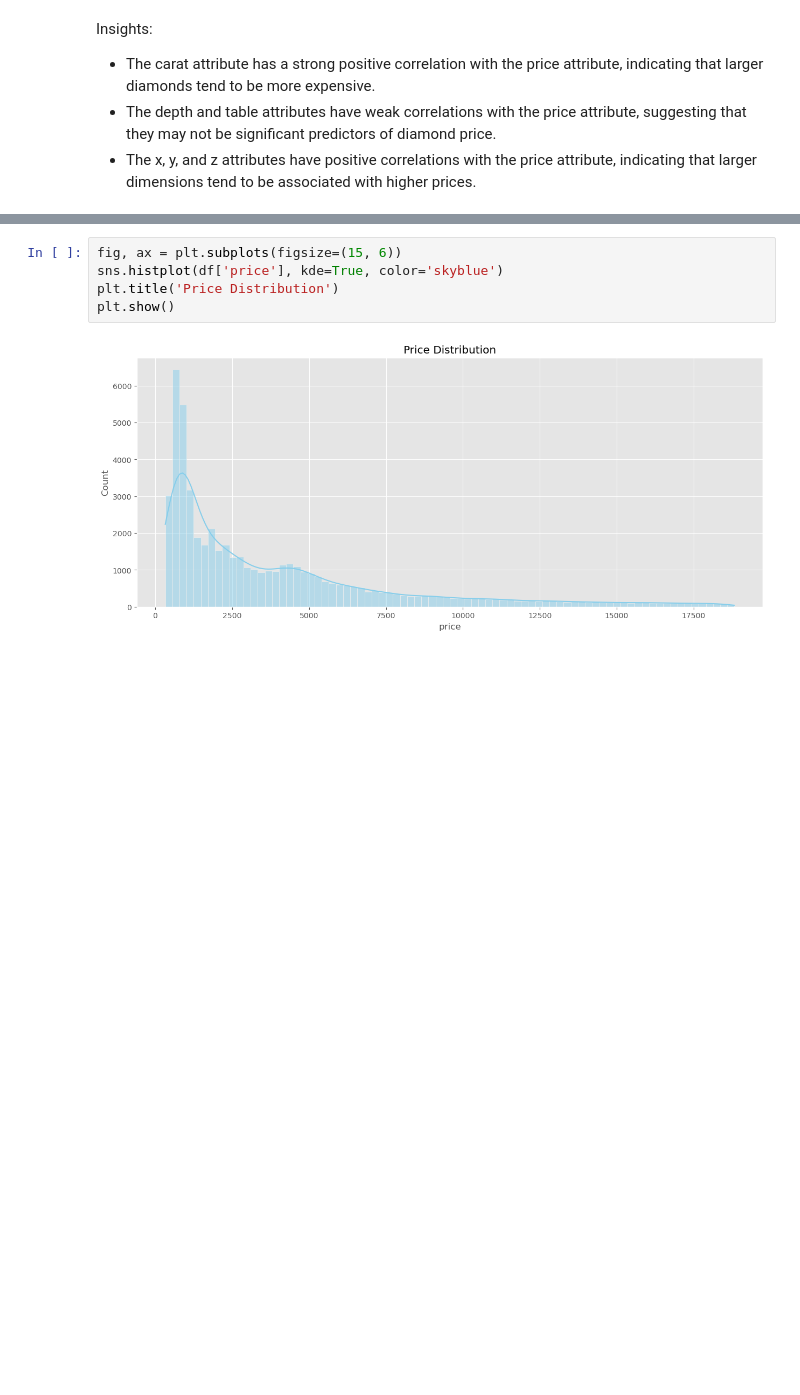
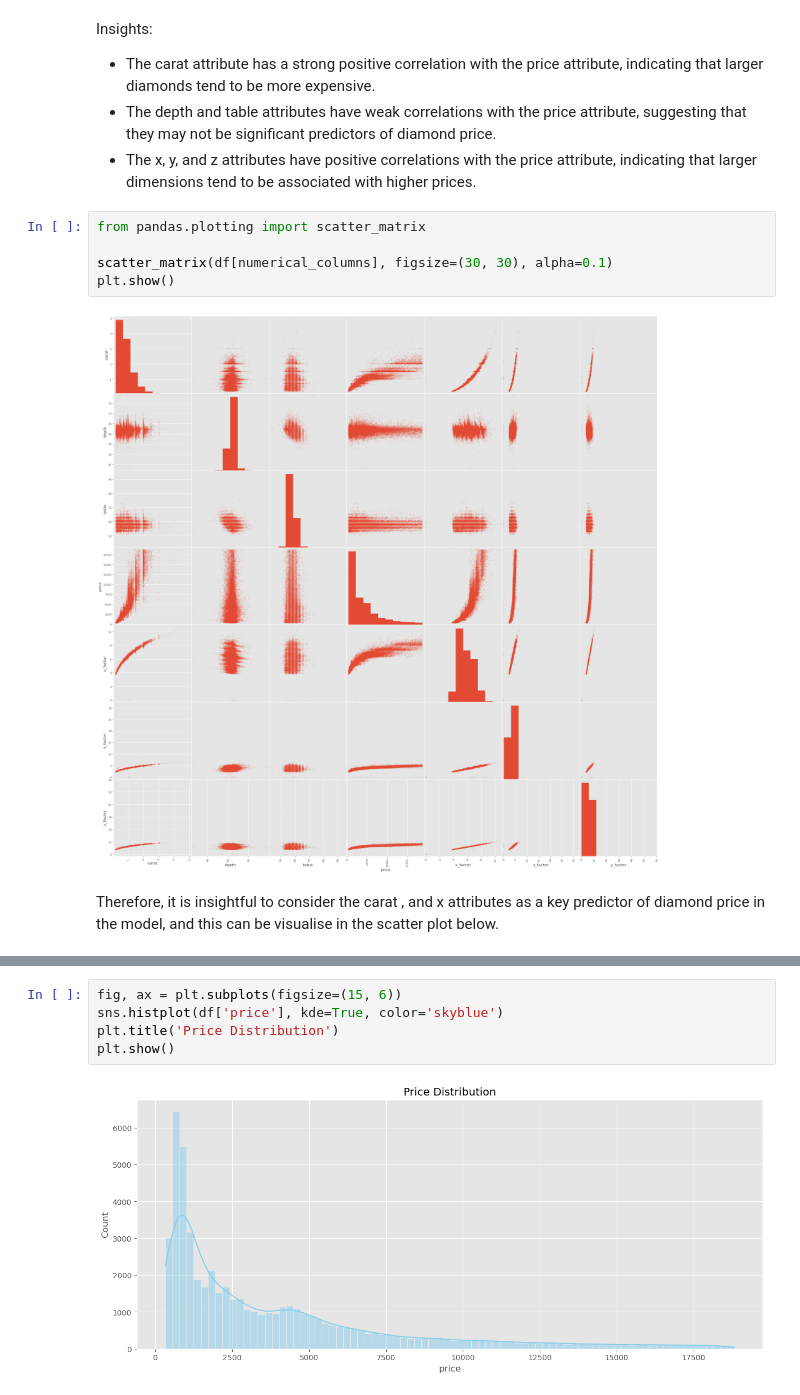
Before and after one commit to TeslimAdeyanju/4-Portfolio-SDS-CP023-diamond-price-predictor, a Jupyter notebook: Teslim-diamond-price-predictor-.ipynb, the cells around one changed output, grey strips where cells are left out. Cells and saved outputs as stored; diff of their text form; blank space fills up the shorter version.

```diff
--- a/Teslim-diamond-price-predictor-.ipynb
+++ b/Teslim-diamond-price-predictor-.ipynb
@@ -209,3 +272,12 @@ Insights:
 - The carat attribute has a strong positive correlation with the price attribute, indicating that larger diamonds tend to be more expensive.
 - The depth and table attributes have weak correlations with the price attribute, suggesting that they may not be significant predictors of diamond price.
 - The x, y, and z attributes have positive correlations with the price attribute, indicating that larger dimensions tend to be associated with higher prices.
+# %%
+from pandas.plotting import scatter_matrix
+
+scatter_matrix(df[numerical_columns], figsize=(30, 30), alpha=0.1)
+plt.show()
+# %% [output]
+[figure, added]
+# %% [markdown]
+Therefore, it is insightful to consider the carat , and x attributes as a key predictor of diamond price in the model, and this can be visualise in the scatter plot below.
```
Also changed, not shown: parts of 37 cells of this notebook.
